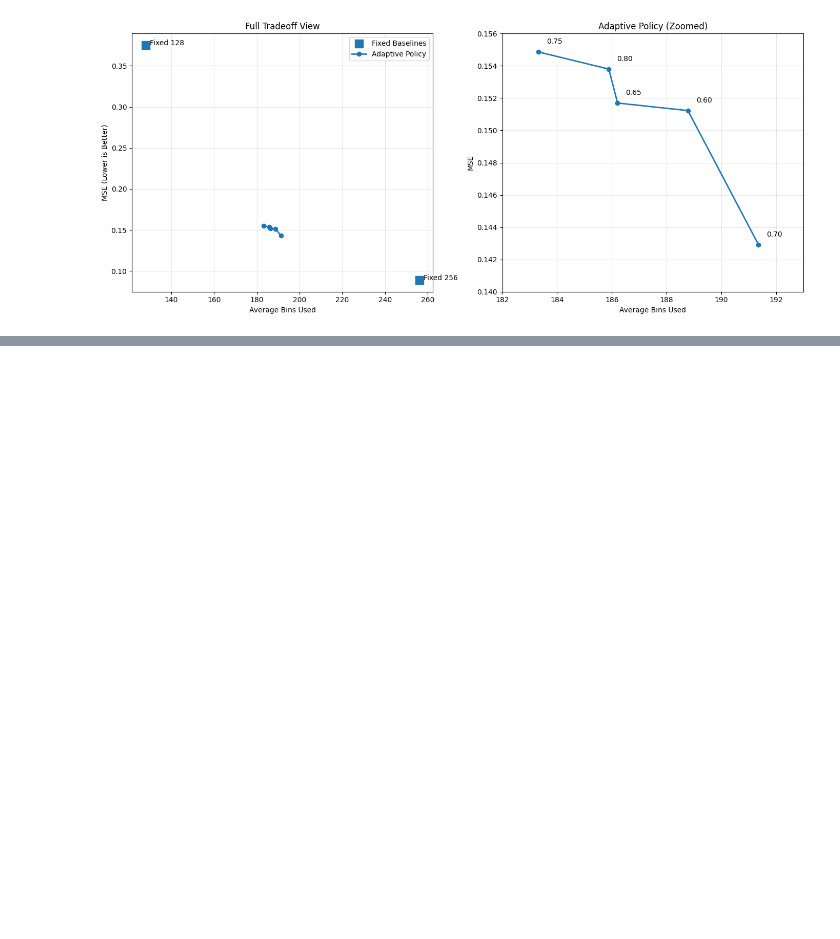
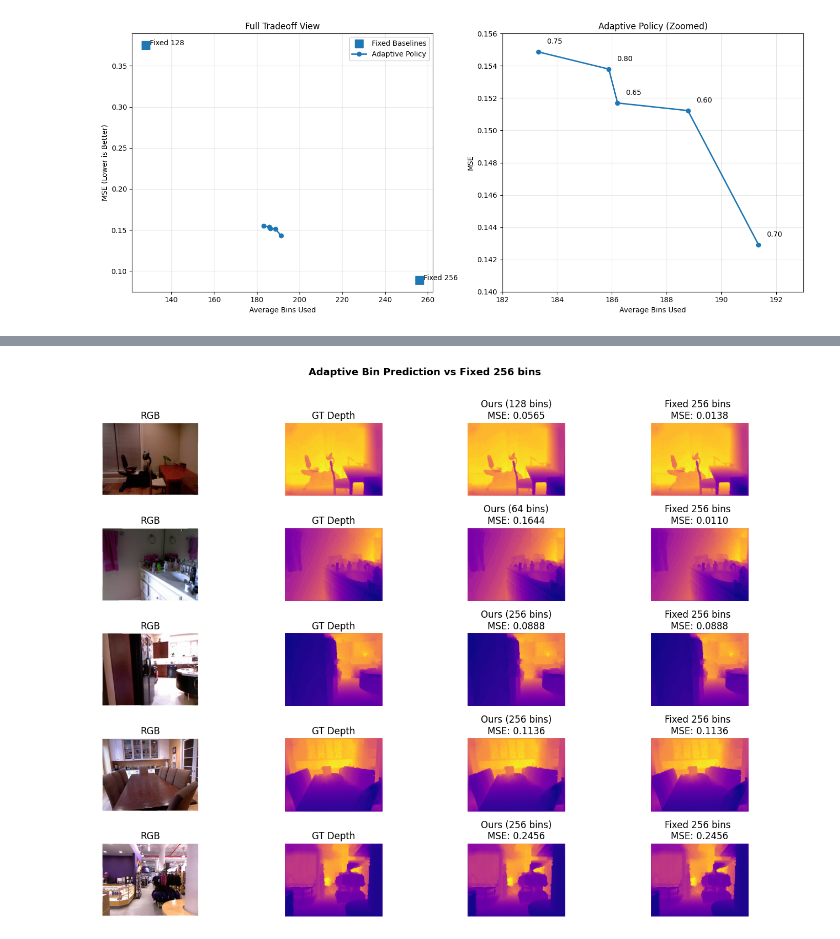
Before and after one commit to Series-Parallel/Machine_in_Deep_Learning, a Jupyter notebook: Adabins_research.ipynb, the cells around one changed output, grey strips where cells are left out. Cells and saved outputs as stored; diff of their text form; code cells hidden in the pictures; blank space fills up the shorter version.

```diff
--- a/Adabins_research.ipynb
+++ b/Adabins_research.ipynb
@@ -1278,0 +1401,74 @@ plt.show()
+# %%
+from torchvision import transforms as T
+
+resnet_transform = T.Compose([
+    T.Resize((224, 224)),
+    T.ToTensor(),
+    T.Normalize(mean=[0.485, 0.456, 0.406],
+                std=[0.229, 0.224, 0.225])
+])
+
+ADABINS_DEFAULT_BINS = 256  # what AdaBins always uses
+
+num_samples = 5
+
+samples = list(zip(val_imgs, val_labels))
+samples = random.sample(samples, num_samples)
+
+plt.figure(figsize=(14, 10))
+
+for i, (img_path, label) in enumerate(samples):
+
+    # --- Load RGB ---
+    img = Image.open(img_path).convert("RGB")
+
+    # --- Load depth ---
+    depth_path = img_path.replace(".jpg", ".png")
+    depth = np.array(Image.open(depth_path))
+
+    # --- Transform & Predict ---
+    input_img = resnet_transform(img).unsqueeze(0).to(device)
+
+    with torch.no_grad():
+        out = model(input_img)
+        pred_class = torch.argmax(out, dim=1).item()
+
+    pred_bin_map = {0: 64, 1: 128, 2: 256}
+    adaptive_bins = pred_bin_map[pred_class]
+
+    # --- Quantizations ---
+    our_recon      = quantize_depth(depth, adaptive_bins)       # our predicted bins
+    adabins_recon  = quantize_depth(depth, ADABINS_DEFAULT_BINS) # AdaBins always uses 264
+
+    # --- MSE for each ---
+    our_mse      = mse(depth, our_recon)
+    adabins_mse  = mse(depth, adabins_recon)
+
+    # --- Plot ---
+    row = i * 4
+
+    plt.subplot(num_samples, 4, row + 1)
+    plt.imshow(img)
+    plt.title("RGB")
+    plt.axis("off")
+
+    plt.subplot(num_samples, 4, row + 2)
+    plt.imshow(depth, cmap='plasma')
+    plt.title("GT Depth")
+    plt.axis("off")
+
+    plt.subplot(num_samples, 4, row + 3)
+    plt.imshow(our_recon, cmap='plasma')
+    plt.title(f"Ours ({adaptive_bins} bins)\nMSE: {our_mse:.4f}")
+    plt.axis("off")
+
+    plt.subplot(num_samples, 4, row + 4)
+    plt.imshow(adabins_recon, cmap='plasma')
+    plt.title(f"Fixed 256 bins \nMSE: {adabins_mse:.4f}")
+    plt.axis("off")
+
+plt.suptitle("Adaptive Bin Prediction vs Fixed 256 bins", fontsize=13, fontweight='bold', y=1.01)
+plt.tight_layout()
+plt.show()
+# %% [output]
+[figure, added]
```
Also changed, not shown: parts of 33 cells of this notebook.
